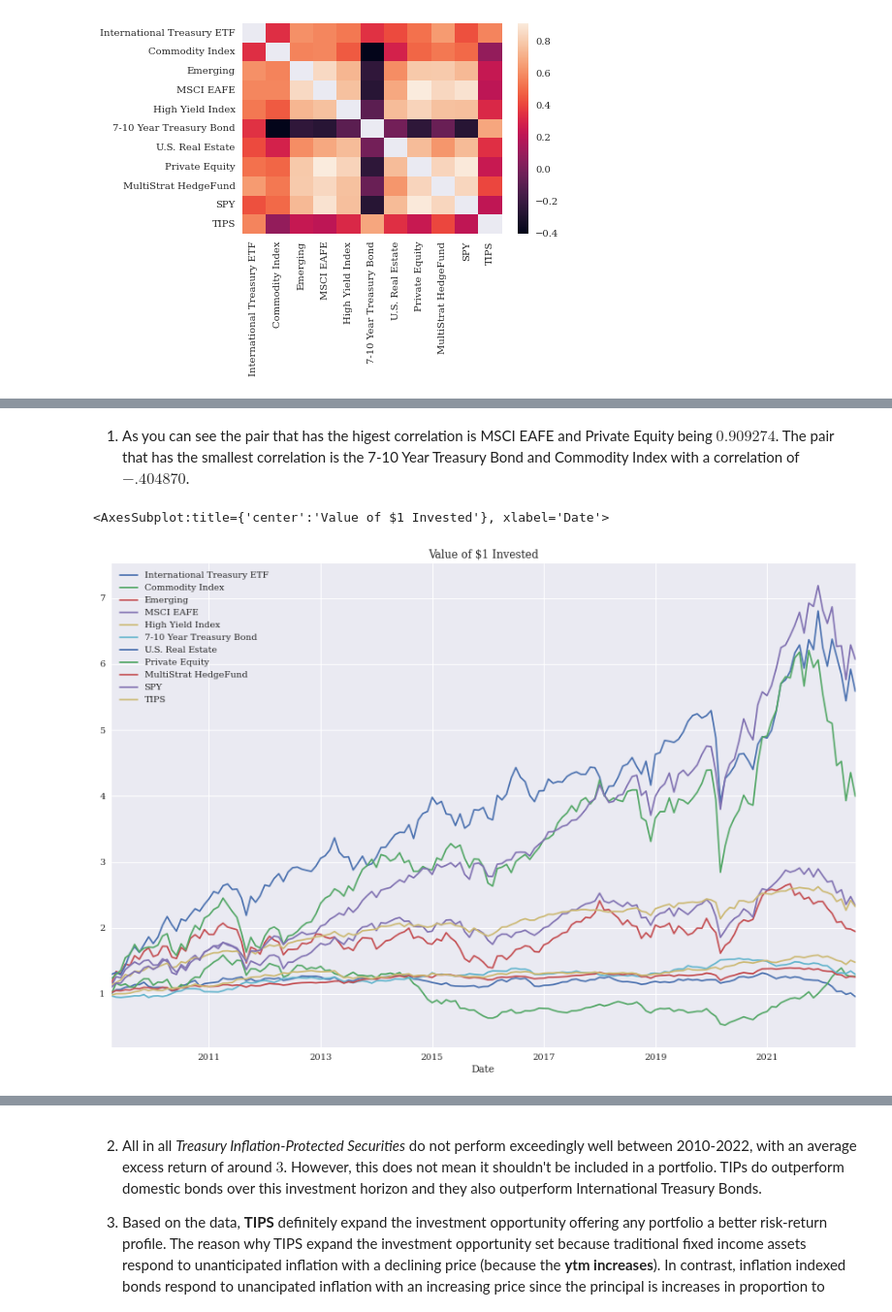
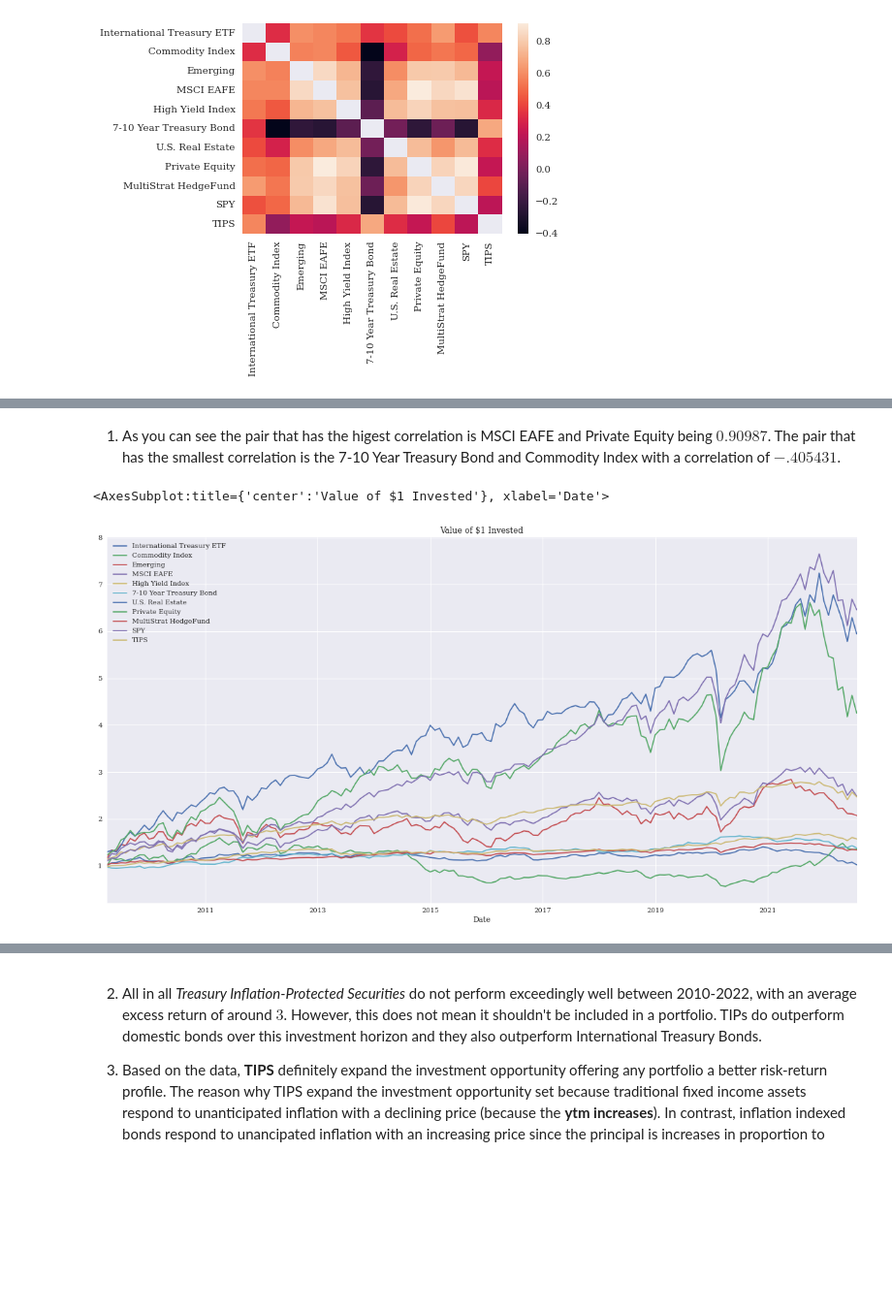
Before and after one commit to dcstein22/portfolio_theory, a Jupyter notebook: Homework_1.ipynb, the cells around one changed output, grey strips where cells are left out. Shown at 97% size. Drawn from its saved outputs; the diff is of its cells as text; code cells hidden in the pictures; blank space fills up the shorter version.

```diff
--- a/Homework_1.ipynb
+++ b/Homework_1.ipynb
@@ -36,9 +36,10 @@ description
 # %%
-excess_rt = pd.read_excel(file_path, sheet_name = "excess returns")
-excess_rt = excess_rt.set_index("Date")
+total_return = pd.read_excel(file_path, sheet_name = "total returns")
+total_return = total_return.set_index("Date")
+total_return = total_return.drop("SHV", axis = 1)
 # %%
-excess_rt.columns = ["International Treasury ETF", "Commodity Index", "Emerging", "MSCI EAFE","High Yield Index", "7-10 Year Treasury Bond","U.S. Real Estate","Private Equity","MultiStrat HedgeFund","SPY","TIPS"]
-excess_rt
+total_return.columns = ["International Treasury ETF", "Commodity Index", "Emerging", "MSCI EAFE","High Yield Index", "7-10 Year Treasury Bond","U.S. Real Estate","Private Equity","MultiStrat HedgeFund","SPY","TIPS"]
+total_return
 # %% [output]
 |  | International Treasury ETF | Commodity Index | Emerging | MSCI EAFE | High Yield Index | 7-10 Year Treasury Bond | ... |
 | Date |  |  |  |  |  |  | ... |
@@ -113,13 +114,13 @@ corr_rank
 110 rows × 1 columns
 # %% [markdown]
-1. As you can see the pair that has the higest correlation is MSCI EAFE and Private Equity being $0.909274$. The pair that has the smallest correlation is the 7-10 Year Treasury Bond and Commodity Index with a correlation of $-.404870$.
+1. As you can see the pair that has the higest correlation is MSCI EAFE and Private Equity being $0.90987$. The pair that has the smallest correlation is the 7-10 Year Treasury Bond and Commodity Index with a correlation of $-.405431$.
 # %%
 
-cum_returns = (excess_rt + 1).cumprod()
-cum_returns.plot(figsize = (15,10), title = "Value of $1 Invested")
+cum_returns = (total_return + 1).cumprod()
+cum_returns.plot(figsize = (20,10), title = "Value of $1 Invested")
 # %% [output]
 <AxesSubplot:title={'center':'Value of $1 Invested'}, xlabel='Date'>
-[figure, old version]
+[figure, new version]
 # %%
 cum_returns.tail()
 # %% [output]
```
Also changed, not shown: parts of 13 cells of this notebook.
